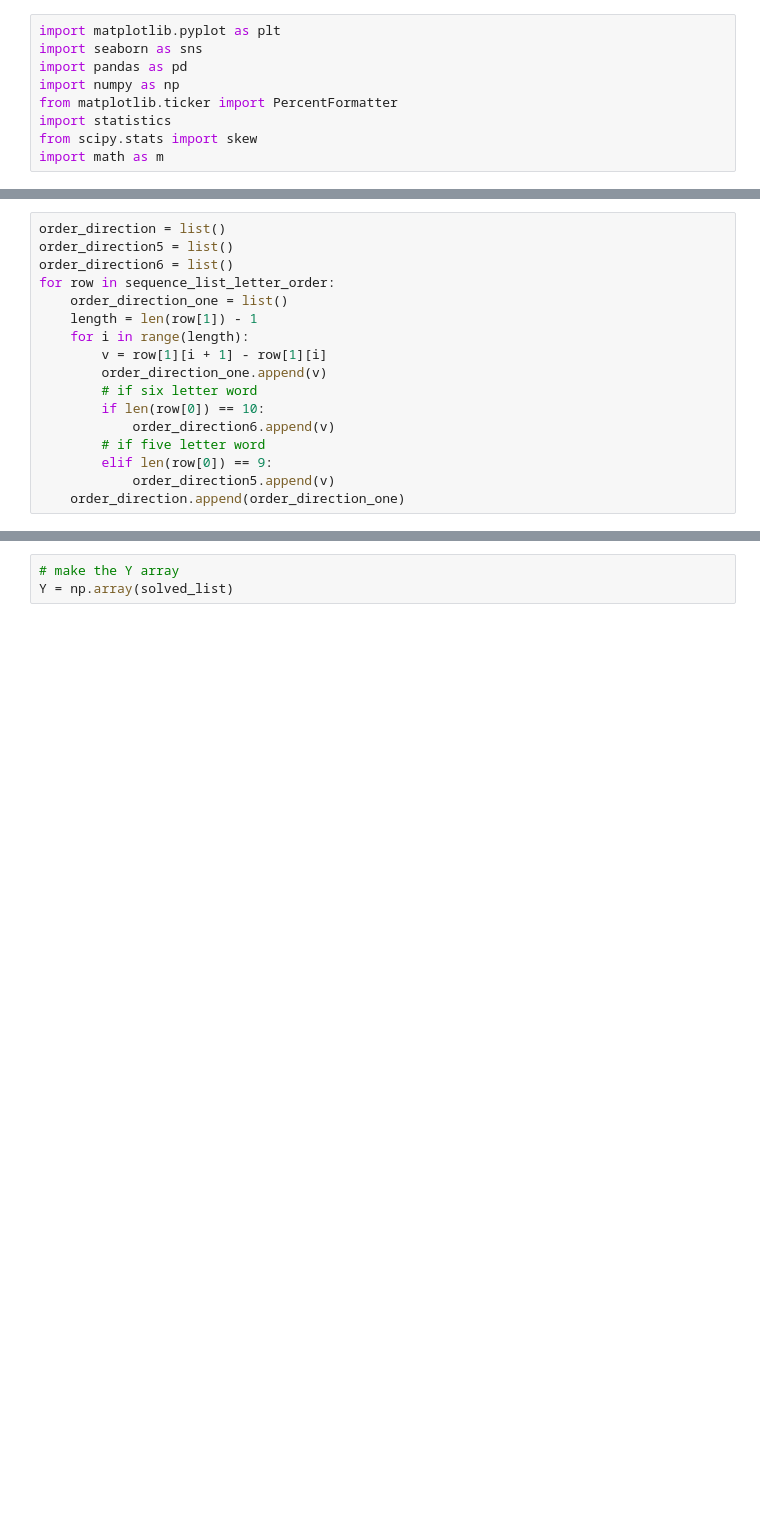
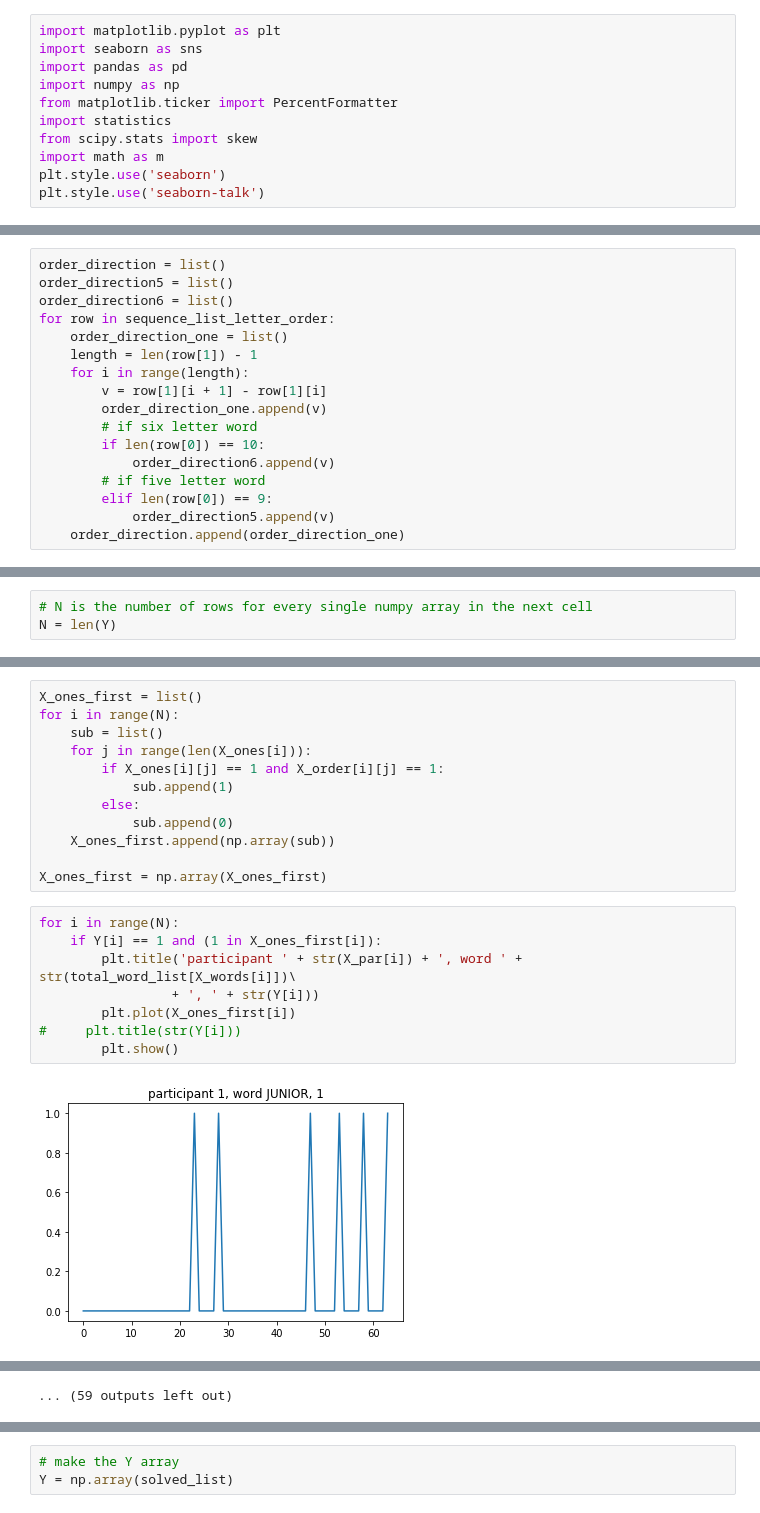
Before and after one commit to jessebmurray/eyetracking, a Jupyter notebook: par_data_total.ipynb, the cells around one changed output, grey strips where cells are left out. Drawn from its saved outputs; the diff is of its cells as text; blank space fills up the shorter version.

```diff
--- a/par_data_total.ipynb
+++ b/par_data_total.ipynb
@@ -7,6 +7,8 @@ from matplotlib.ticker import PercentFormatter
 import statistics
 from scipy.stats import skew
 import math as m
+plt.style.use('seaborn')
+plt.style.use('seaborn-talk')
 # %%
 pd.set_option('display.max_columns', 50)
 
@@ -713,3 +723,6 @@ Make a bunch of parallel np arrays (total length of 202, unless we cut more out
+# %%
+# N is the number of rows for every single numpy array in the next cell
+N = len(Y)
 # %%
 # Going list of parallel numpy arrays
 # 'Y's
@@ -726,3 +746,25 @@ X_bigrams  # each bigram read by the participant. (sub L - 1)
 X_trigrams # (sub L - 2)
 X_fourgrams # (sub L - 3)
 X_fivegrams # (sub L - 4)
+# %%
+X_ones_first = list()
+for i in range(N):
+    sub = list()
+    for j in range(len(X_ones[i])):
+        if X_ones[i][j] == 1 and X_order[i][j] == 1:
+            sub.append(1)
+        else:
+            sub.append(0)
+    X_ones_first.append(np.array(sub))
+
+X_ones_first = np.array(X_ones_first)
+# %%
+for i in range(N):
+    if Y[i] == 1 and (1 in X_ones_first[i]):
+        plt.title('participant ' + str(X_par[i]) + ', word ' + str(total_word_list[X_words[i]])\
+                 + ', ' + str(Y[i]))
+        plt.plot(X_ones_first[i])
+#     plt.title(str(Y[i]))
+        plt.show()
+# %% [output]
+[figure, added]
@@ -728,0 +782 @@ X_fivegrams # (sub L - 4)
+... (59 outputs left out)
```
Also changed, not shown: parts of 25 cells of this notebook.
